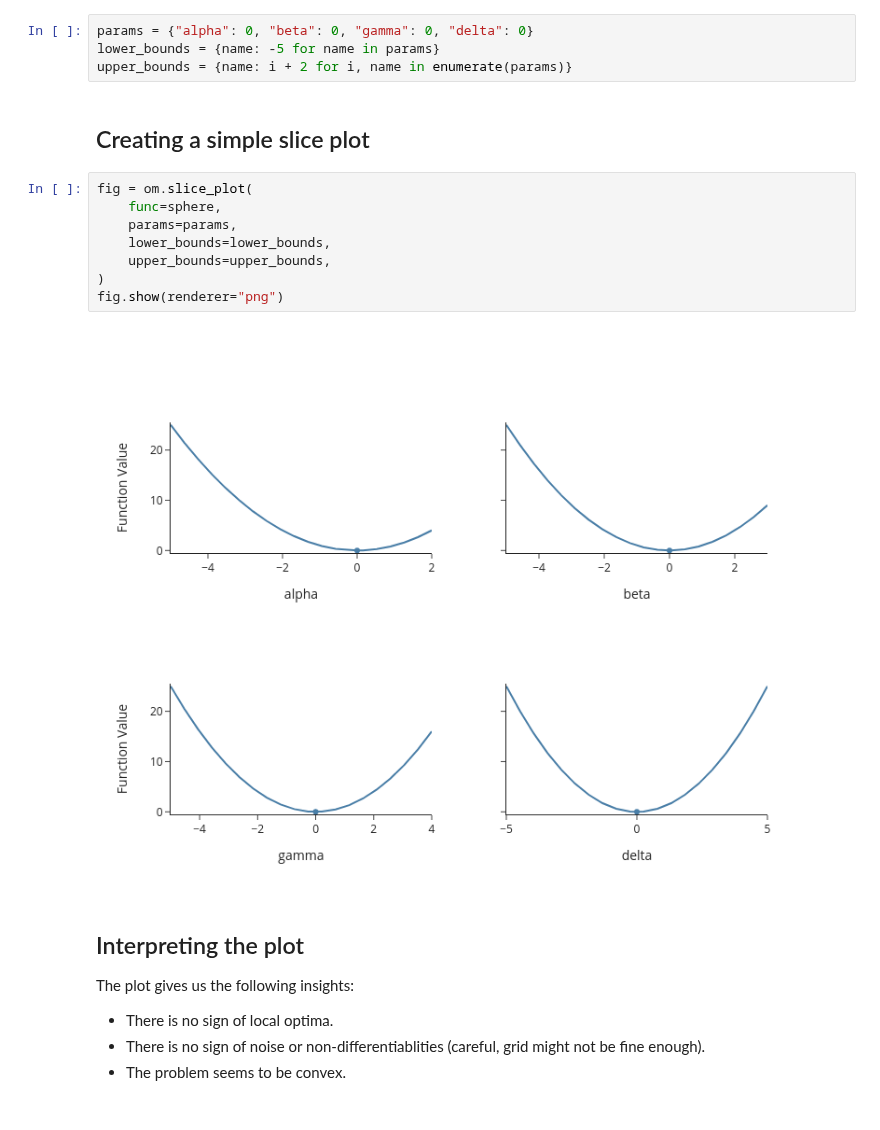
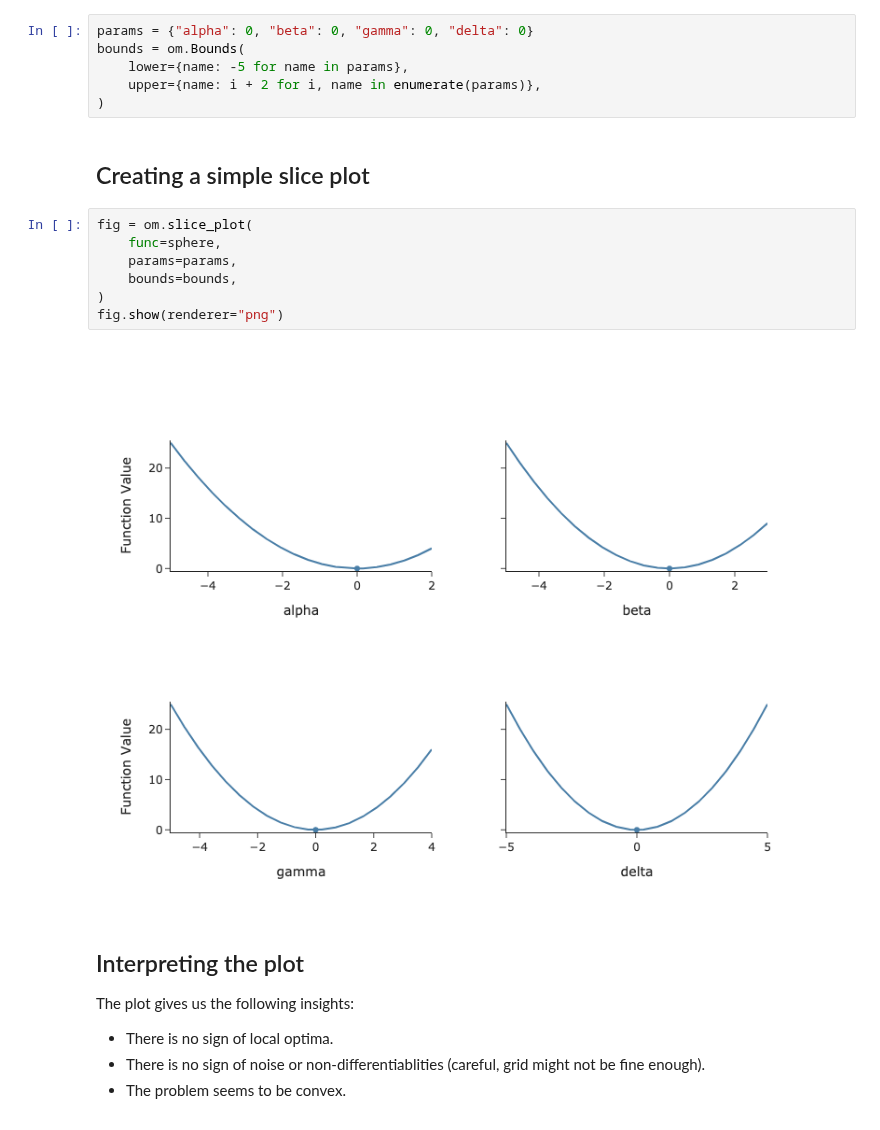
Before and after one commit to optimagic-dev/optimagic, a Jupyter notebook: docs/source/how_to/how_to_slice_plot.ipynb, the cells around one changed output. Cells and saved outputs as stored; diff of their text form.

```diff
--- a/docs/source/how_to/how_to_slice_plot.ipynb
+++ b/docs/source/how_to/how_to_slice_plot.ipynb
@@ -21,20 +21,21 @@ def sphere(params):
     return x @ x
 # %%
 params = {"alpha": 0, "beta": 0, "gamma": 0, "delta": 0}
-lower_bounds = {name: -5 for name in params}
-upper_bounds = {name: i + 2 for i, name in enumerate(params)}
+bounds = om.Bounds(
+    lower={name: -5 for name in params},
+    upper={name: i + 2 for i, name in enumerate(params)},
+)
 # %% [markdown]
 ## Creating a simple slice plot
 # %%
 fig = om.slice_plot(
     func=sphere,
     params=params,
-    lower_bounds=lower_bounds,
-    upper_bounds=upper_bounds,
+    bounds=bounds,
 )
 fig.show(renderer="png")
 # %% [output]
-[figure, old version]
+[figure, new version]
 # %% [markdown]
 ## Interpreting the plot
 
```
Also changed, not shown: parts of 1 cell of this notebook, 5 other files.
